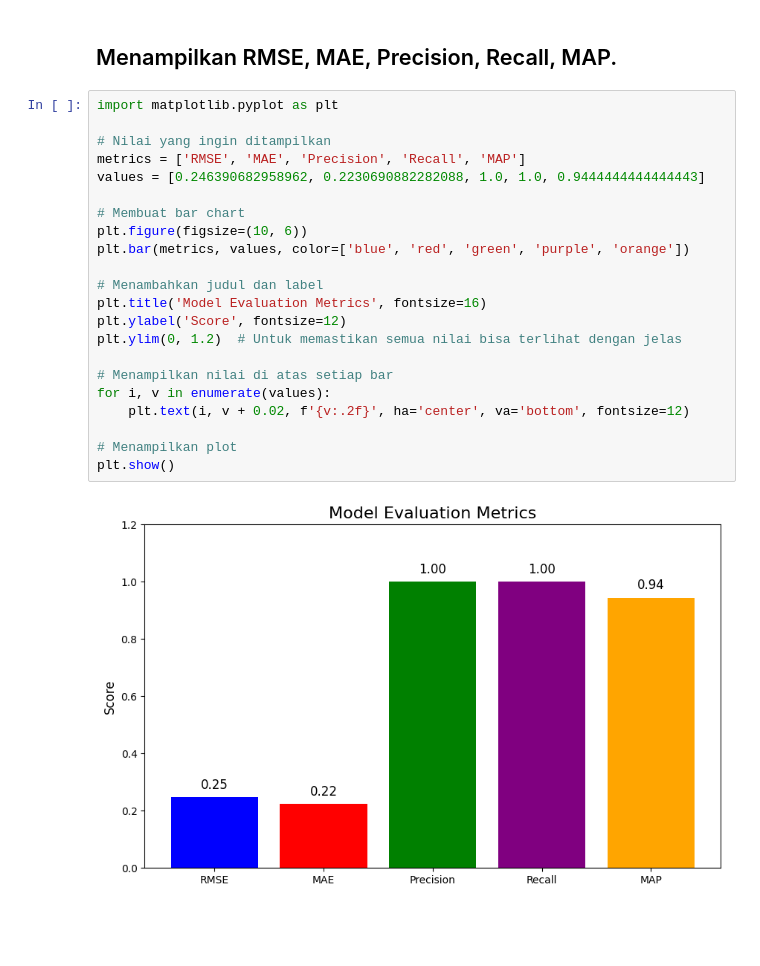
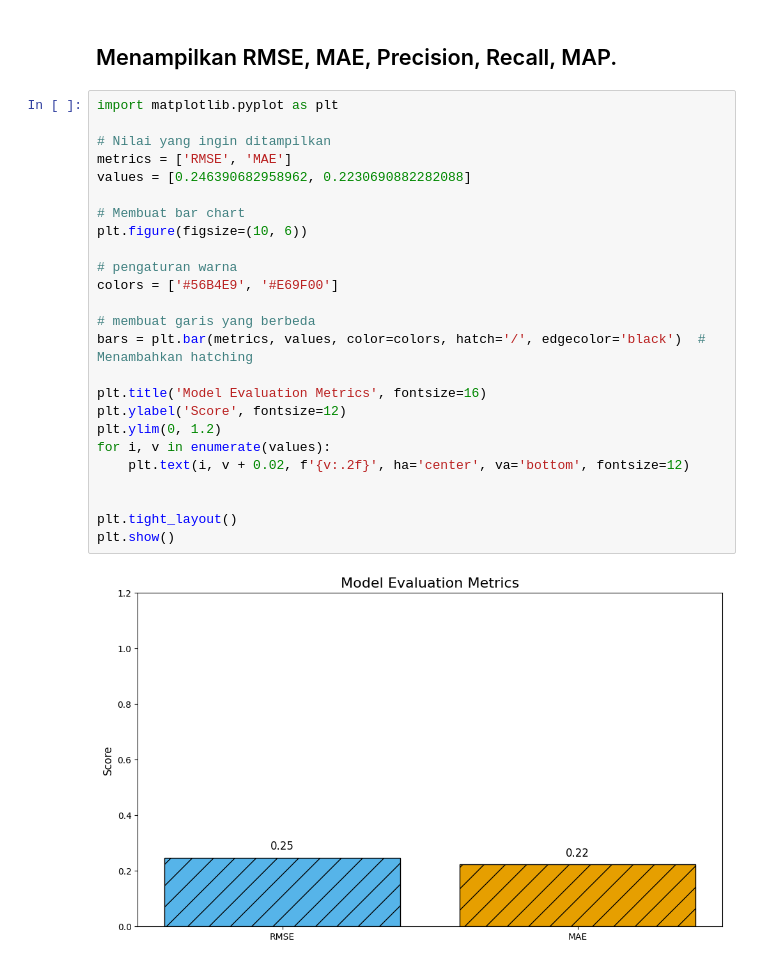
Before and after one commit to tuaniputramanurung12S21008/Rekomendasi-System2024, a Jupyter notebook: Reksis_Tempat Wisata Toba/Proposed Model Using Hybrid Model (Collaborative + Content - Based Filtering)/Hybrid_Model_(Collaborative_+_Content_Based_Filtering).ipynb, the cells around one changed output. Saved outputs shown, nothing was run; the diff lists cells and outputs as text; blank space fills up the shorter version.

```diff
--- a/Reksis_Tempat Wisata Toba/Proposed Model Using Hybrid Model (Collaborative + Content - Based Filtering)/Hybrid_Model_(Collaborative_+_Content_Based_Filtering).ipynb
+++ b/Reksis_Tempat Wisata Toba/Proposed Model Using Hybrid Model (Collaborative + Content - Based Filtering)/Hybrid_Model_(Collaborative_+_Content_Based_Filtering).ipynb
@@ -356,24 +356,27 @@ MAP Score: 0.9444444444444443
 # %%
 import matplotlib.pyplot as plt
 
 # Nilai yang ingin ditampilkan
-metrics = ['RMSE', 'MAE', 'Precision', 'Recall', 'MAP']
-values = [0.246390682958962, 0.2230690882282088, 1.0, 1.0, 0.9444444444444443]
+metrics = ['RMSE', 'MAE']
+values = [0.246390682958962, 0.2230690882282088]
 
 # Membuat bar chart
 plt.figure(figsize=(10, 6))
-plt.bar(metrics, values, color=['blue', 'red', 'green', 'purple', 'orange'])
 
-# Menambahkan judul dan label
+# pengaturan warna
+colors = ['#56B4E9', '#E69F00']
+
+# membuat garis yang berbeda
+bars = plt.bar(metrics, values, color=colors, hatch='/', edgecolor='black')  # Menambahkan hatching
+
 plt.title('Model Evaluation Metrics', fontsize=16)
 plt.ylabel('Score', fontsize=12)
-plt.ylim(0, 1.2)  # Untuk memastikan semua nilai bisa terlihat dengan jelas
-
-# Menampilkan nilai di atas setiap bar
+plt.ylim(0, 1.2)
 for i, v in enumerate(values):
     plt.text(i, v + 0.02, f'{v:.2f}', ha='center', va='bottom', fontsize=12)
 
-# Menampilkan plot
+
+plt.tight_layout()
 plt.show()
 # %% [output]
-[figure, old version]
+[figure, new version]
```
Also changed, not shown: parts of 8 cells of this notebook.
